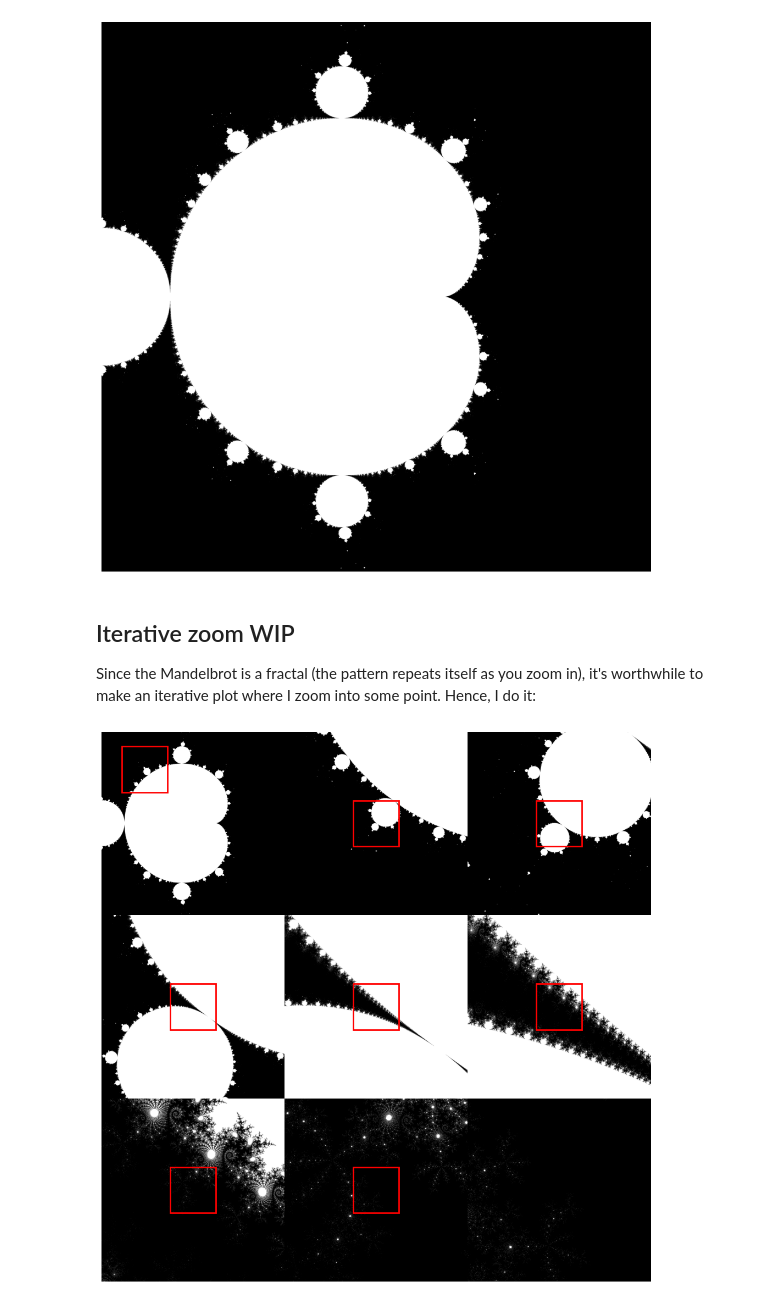
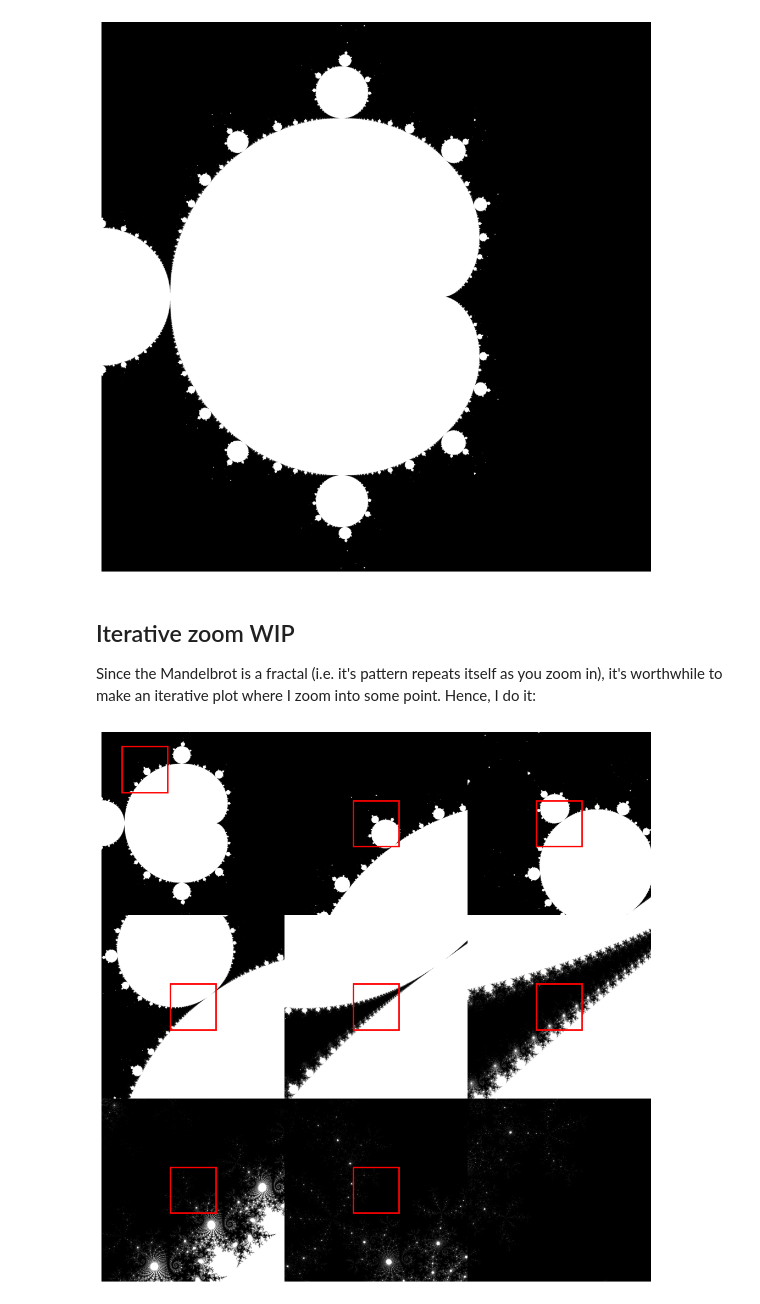
Before and after one commit to magnushelliesen/mandelbrot-set-calculator, a Jupyter notebook: notebooks/test_mandelbrot_calculator.ipynb, the cells around one changed output. Cells and saved outputs as stored; diff of their text form; code cells hidden in the pictures.

Commit message:
Bedre zoom

```diff
--- a/notebooks/test_mandelbrot_calculator.ipynb
+++ b/notebooks/test_mandelbrot_calculator.ipynb
@@ -19,13 +19,13 @@ True
 # %% [markdown]
 Testing the class that allows the user to set up an instance of the `MandelbrotSet` class, with a chosen grid size and max number of iterations.
 # %%
-ms = MandelbrotSet(5000, 250)
+ms_1 = MandelbrotSet(5000, 500)
 # %% [markdown]
 Calculating a grid for given min/max of the real an imaginary part of the points to be checked.
 # %%
 re_min, re_max, im_min, im_max = -1, 1, -1, 1
 
-grid = ms.make_grid(re_min, re_max, im_min, im_max)
+grid = ms_1.make_grid(re_min, re_max, im_min, im_max)
 # %% [markdown]
 Plotting the result (what do you know, it looks how i would've hoped)
 # %%
@@ -42,9 +42,9 @@ plt.show()
 # %% [markdown]
 ## Iterative zoom WIP
 
-Since the Mandelbrot is a fractal (the pattern repeats itself as you zoom in), it's worthwhile to make an iterative plot where I zoom into some point. Hence, I do it:
+Since the Mandelbrot is a fractal (i.e. it's pattern repeats itself as you zoom in), it's worthwhile to make an iterative plot where I zoom into some point. Hence, I do it:
 # %%
-ms = MandelbrotSet(2000, 2000)
+ms_2 = MandelbrotSet(2000, 2000)
 # %%
 @dataclass
 class Range:
@@ -53,8 +53,14 @@ class Range:
     im_min: float
     im_max: float
 
-def add_plot_to_ax(ax: plt.Axes, range: Range, new_range: Range | None = None) -> None:
+def add_plot_to_ax(
+        ax: plt.Axes,
+        ms: MandelbrotSet,
+        range: Range,
+        new_range: Range | None = None
+    ) -> None:
     grid = ms.make_grid(range.re_min, range.re_max, range.im_min, range.im_max)
+
     ax.imshow(grid, extent=(range.re_min, range.re_max, range.im_min, range.im_max), cmap='gray')
     ax.set_aspect('equal')
     ax.axis('off')
@@ -72,25 +78,31 @@ def add_plot_to_ax(ax: plt.Axes, range: Range, new_range: Range | None = None) -
 # %%
 fig, axs = plt.subplots(nrows=3, ncols=3, figsize=(10, 10))
 axs = axs.flatten()
 
+zoom_into = (-0.53, 0.5925)
 range = Range(-1, 1, -1, 1)
-new_range = Range(-0.78, -0.78+0.5, 0.3425, 0.3425+0.5)
+new_range = Range(
+    zoom_into[0] - 0.25,
+    zoom_into[0] + 0.25,
+    zoom_into[1] - 0.25,
+    zoom_into[1] + 0.25
+)
 
-add_plot_to_ax(axs[0], range, new_range)
+add_plot_to_ax(axs[0], ms_2, range, new_range)
 
 for ax in axs[1:-1]:
-    range = Range(**new_range.__dict__)
+    range = new_range
     new_range = Range(
         (range.re_min + range.re_max)/2 - (range.re_max - range.re_min)/8,
         (range.re_min + range.re_max)/2 + (range.re_max - range.re_min)/8,
         (range.im_min + range.im_max)/2 - (range.im_max - range.im_min)/8,
         (range.im_min + range.im_max)/2 + (range.im_max - range.im_min)/8
     )
-    add_plot_to_ax(ax, range, new_range)
+    add_plot_to_ax(ax, ms_2, range, new_range)
 
-add_plot_to_ax(axs[-1], Range(**new_range.__dict__))
+add_plot_to_ax(axs[-1], ms_2, new_range)
 
 plt.tight_layout(pad=0)
 plt.show()
 # %% [output]
-[figure, old version]
+[figure, new version]
```
Also changed, not shown: 1 other file.
